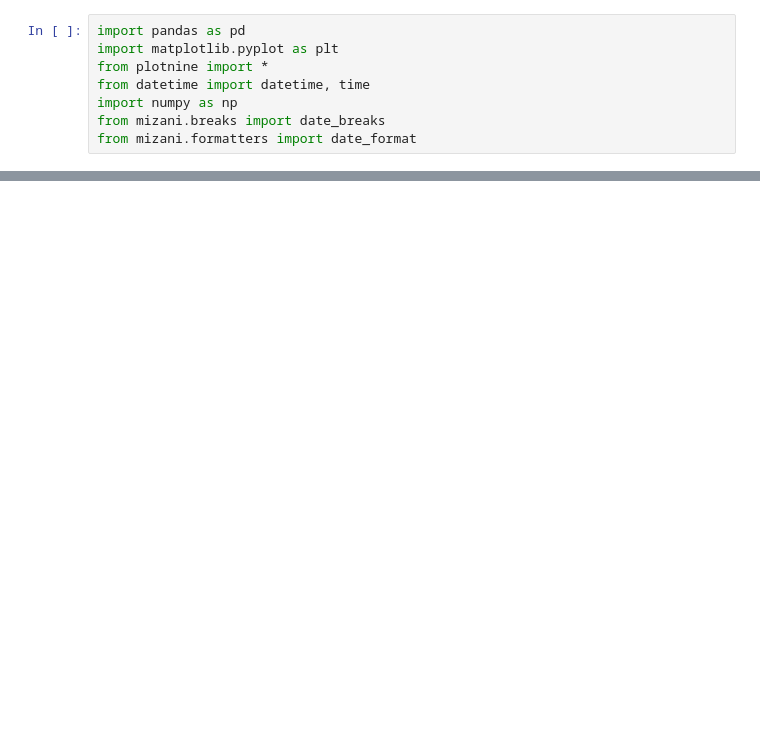
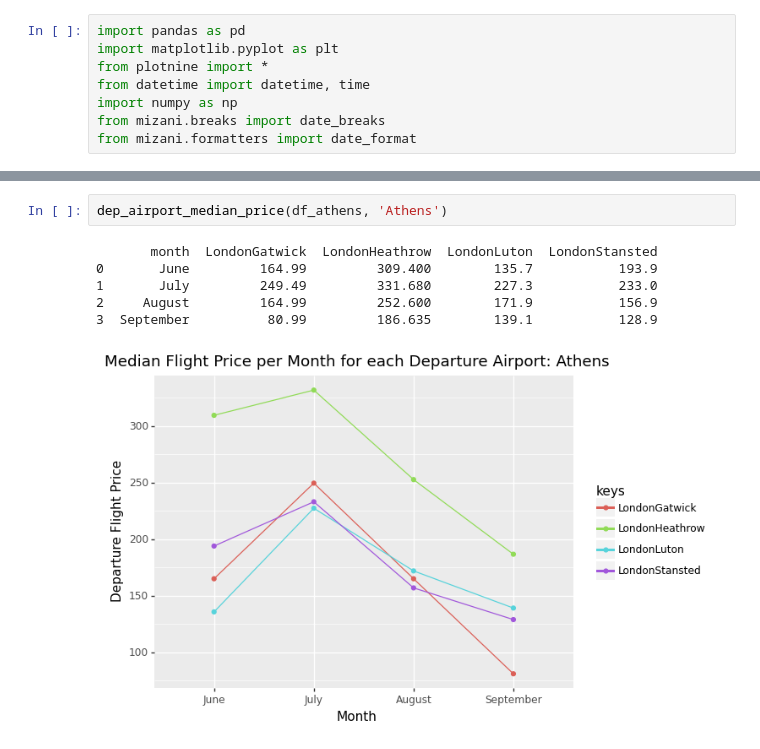
Before and after one commit to Sevnhutsjr/LSE-DS105-Wandermetrics, a Jupyter notebook: Visualisations/dep_airport_analysis.ipynb, the cells around one changed output, grey strips where cells are left out. Cells and saved outputs as stored; diff of their text form; blank space fills up the shorter version.

```diff
--- a/Visualisations/dep_airport_analysis.ipynb
+++ b/Visualisations/dep_airport_analysis.ipynb
@@ -121,0 +133,9 @@ dep_airport_analysis(df_rome)
+# %%
+dep_airport_median_price(df_athens, 'Athens')
+# %% [output]
+       month  LondonGatwick  LondonHeathrow  LondonLuton  LondonStansted
+0       June         164.99         309.400        135.7           193.9
+1       July         249.49         331.680        227.3           233.0
+2     August         164.99         252.600        171.9           156.9
+3  September          80.99         186.635        139.1           128.9
+[figure, added]
```
Also changed, not shown: parts of 43 cells of this notebook, 1 other file.
